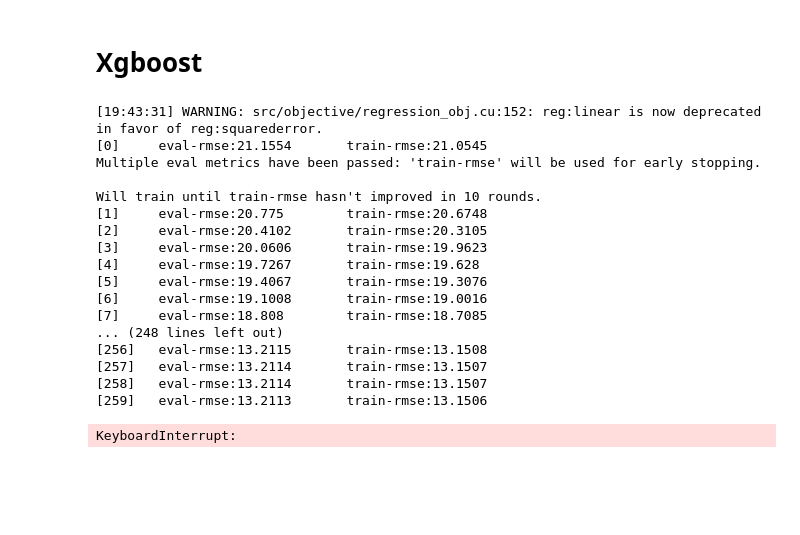
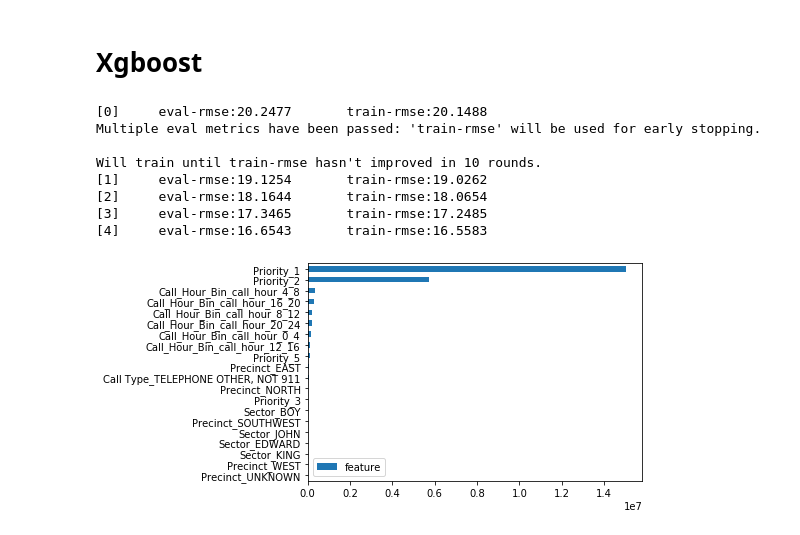
Before and after one commit to liuy379/Data512, a Jupyter notebook: final_project/modeling.ipynb, the cells around one changed output. Cells and saved outputs as stored; diff of their text form; code cells hidden in the pictures; blank space fills up the shorter version.

```diff
--- a/final_project/modeling.ipynb
+++ b/final_project/modeling.ipynb
@@ -44,7 +44,7 @@ X_train, X_val, y_train, y_val = train_test_split(ds.drop(columns=['response_tim
 # %%
 from sklearn.ensemble import RandomForestRegressor
 # %%
-forest_reg = RandomForestRegressor(n_estimators=20, random_state=10, criterion='rmse',
+forest_reg = RandomForestRegressor(n_estimators=20, random_state=10,
                                   min_samples_leaf=10)
 forest_reg.fit(X_train, y_train)
 # %% [output]
@@ -76,19 +75,19 @@ math.sqrt(sum((y_val - pred_forest)**2))
 # %%
 import xgboost as xgb
 # %%
-dtrain = xgb.DMatrix(X_train, label=y_train)
-dval = xgb.DMatrix(X_val, label=y_val)
+dtrain = xgb.DMatrix(X_train, label=y_train.to_numpy())
+dval = xgb.DMatrix(X_val, label=y_val.to_numpy())
 # %%
 param = {
     'objective': 'reg:squarederror',
     'eva_metric': 'rmse',
-    'eta': 0.03,
+    'eta': 0.1,
     'subsample': 0.8,
     'colsample': 0.8,
     'max_depth': 6
 }
 
-num_round = 500
+num_round = 5
 # %%
 # specify validations set to watch performance
 watchlist = [(dval, 'eval'), (dtrain, 'train')]
@@ -98,21 +97,18 @@ bst = xgb.train(param,
                 watchlist,
                 early_stopping_rounds=10)
 # %% [output]
-[19:43:31] WARNING: src/objective/regression_obj.cu:152: reg:linear is now deprecated in favor of reg:squarederror.
-[0]     eval-rmse:21.1554       train-rmse:21.0545
+[0]     eval-rmse:20.2477       train-rmse:20.1488
 Multiple eval metrics have been passed: 'train-rmse' will be used for early stopping.
 
 Will train until train-rmse hasn't improved in 10 rounds.
-[1]     eval-rmse:20.775        train-rmse:20.6748
-[2]     eval-rmse:20.4102       train-rmse:20.3105
-[3]     eval-rmse:20.0606       train-rmse:19.9623
-[4]     eval-rmse:19.7267       train-rmse:19.628
-[5]     eval-rmse:19.4067       train-rmse:19.3076
-[6]     eval-rmse:19.1008       train-rmse:19.0016
-[7]     eval-rmse:18.808        train-rmse:18.7085
-... (248 lines left out)
-[256]   eval-rmse:13.2115       train-rmse:13.1508
-[257]   eval-rmse:13.2114       train-rmse:13.1507
-[258]   eval-rmse:13.2114       train-rmse:13.1507
-[259]   eval-rmse:13.2113       train-rmse:13.1506
+[1]     eval-rmse:19.1254       train-rmse:19.0262
+[2]     eval-rmse:18.1644       train-rmse:18.0654
+[3]     eval-rmse:17.3465       train-rmse:17.2485
+[4]     eval-rmse:16.6543       train-rmse:16.5583
-KeyboardInterrupt:
+# %%
+imp = pd.DataFrame.from_dict(bst.get_score(importance_type='gain'), orient='index', columns=['feature']) \
+    .sort_values('feature', ascending=False)
+# %%
+imp.head(20).sort_values('feature').plot.barh();
+# %% [output]
+[figure, added]
```
Also changed, not shown: parts of 7 cells of this notebook, 3 other files.
